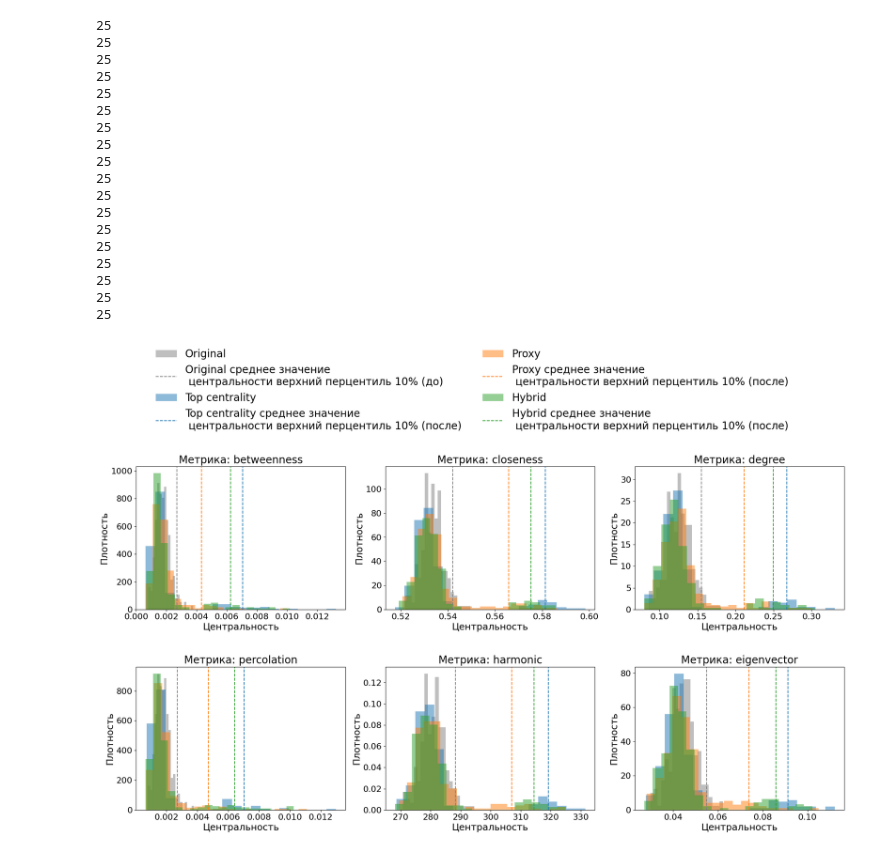
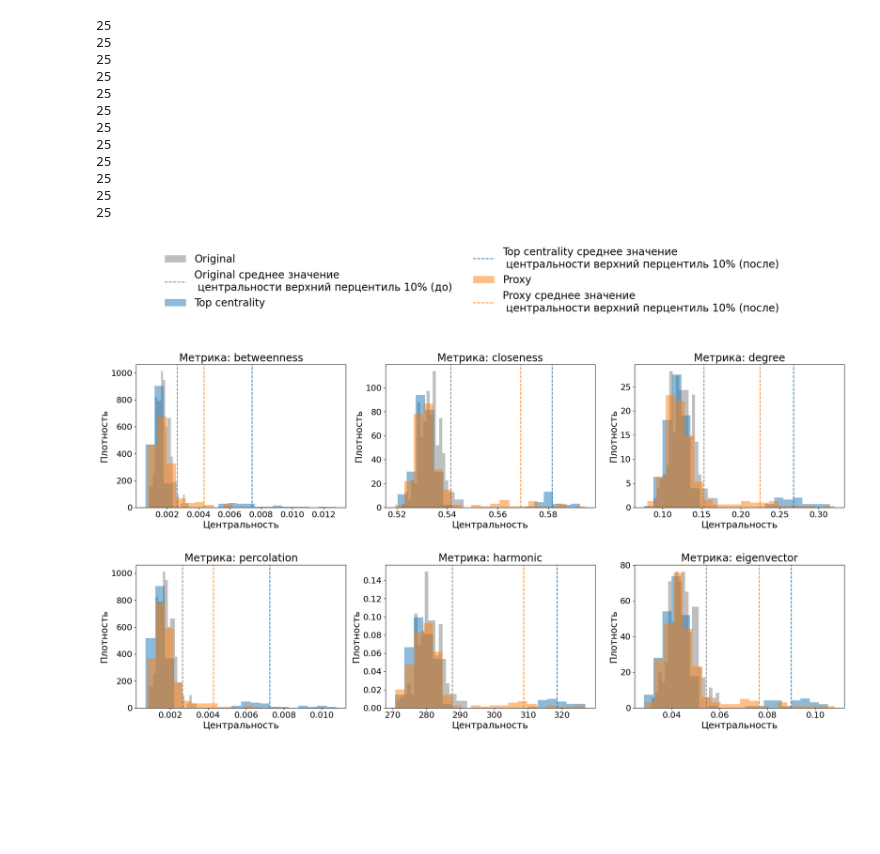
Before and after one commit to buligar/phd, a Jupyter notebook: chapter1/SBM_arb.ipynb, the cells around one changed output. Cells and saved outputs as stored; diff of their text form; code cells hidden in the pictures; blank space fills up the shorter version.

```diff
--- a/chapter1/SBM_arb.ipynb
+++ b/chapter1/SBM_arb.ipynb
@@ -29,7 +29,6 @@ boost_factors = {
 modes = [
     ("Top centrality", 'one_cluster_s_boost'),
     ("Proxy", "random_neighbors_s_boost"),
-    ("Hybrid", "top_neighbors_s_boost")
 ]
 
 
@@ -445,40 +444,34 @@ lgd = fig.legend(
     markerscale=1.5,      # увеличенный размер маркеров
     handlelength=2,       # более длинные линии в легенде
     frameon=False,
     bbox_to_anchor=(0.5, 1.10)  # чуть выше
 )
 
 
 # 5) Финальная подстройка отступов
 plt.tight_layout()
 plt.subplots_adjust(top=0.82, hspace=0.4)  # добавили hspace для увеличения расстояния между рядами
 fig.savefig(
     'sbm_arb/6_centrality_distributions.svg',
     format='svg',
     bbox_inches='tight',
     bbox_extra_artists=[lgd],
 )
 plt.show()
 # %% [output]
 25
 25
 25
 25
 25
 25
 25
 25
 25
 25
 25
 25
-25
-25
-25
-25
-25
-25
-[figure, old version]
+[figure, new version]
 # %%
 handles, labels = axs[-1].get_legend_handles_labels()
 
```
Also changed, not shown: parts of 2 cells of this notebook.
